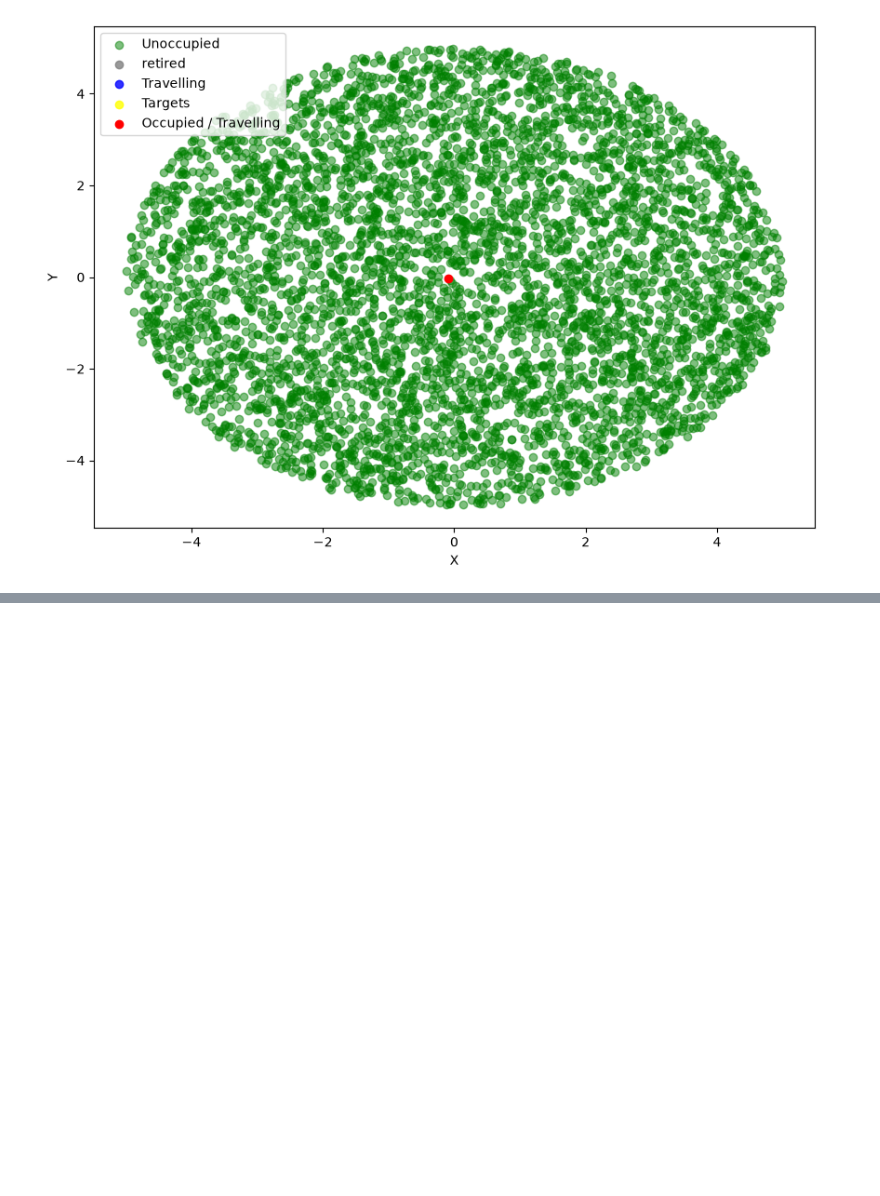
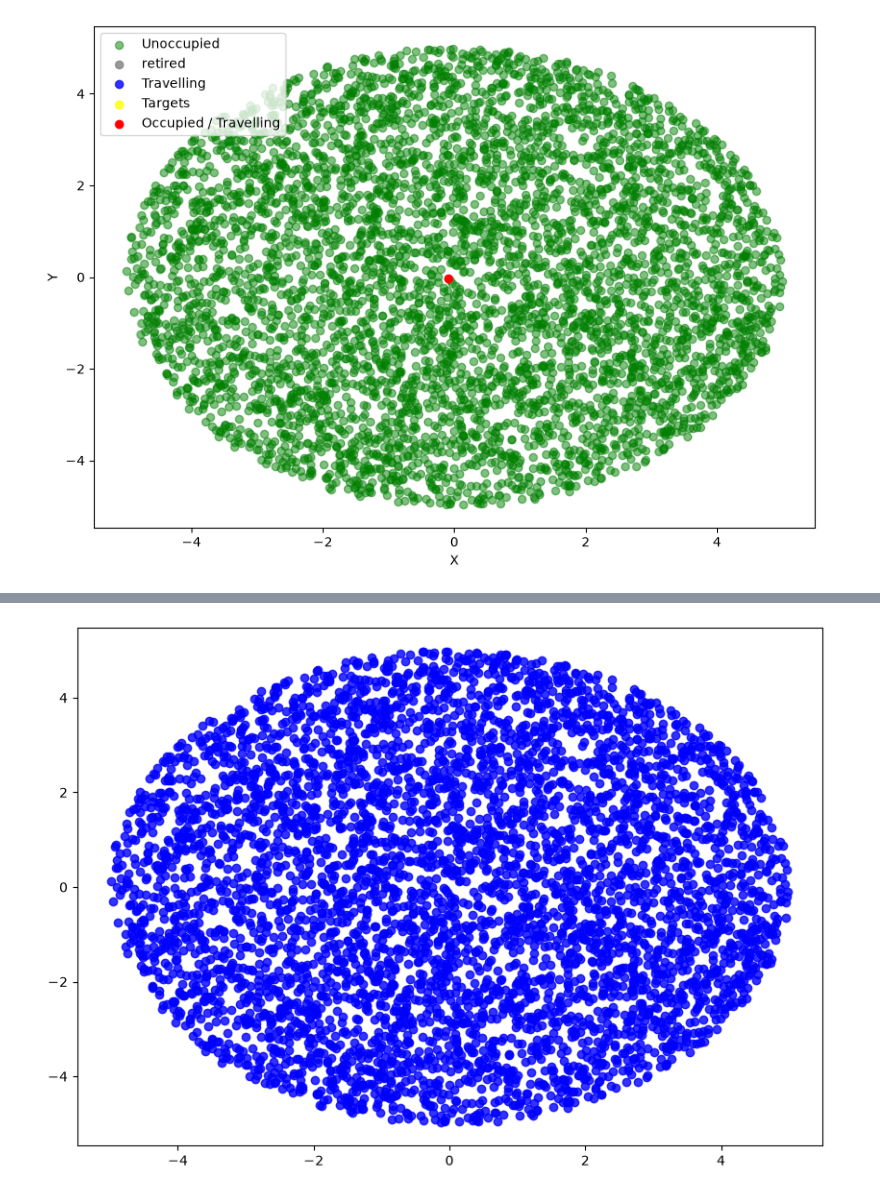
Before and after one commit to xyJohnxy/percolation-, a Jupyter notebook: status_checker.ipynb, the cells around one changed output, grey strips where cells are left out. Cells and saved outputs as stored; diff of their text form; code cells hidden in the pictures; blank space fills up the shorter version.

Commit message:
spvm figures

```diff
--- a/status_checker.ipynb
+++ b/status_checker.ipynb
@@ -585,0 +589,80 @@ plt.show()
+# %%
+import matplotlib.pyplot as plt
+import numpy as np
+
+# Define color strings
+occupied_color = "blue"
+unoccupied_color = "green"
+
+size = 5000
+# Load the file
+data = np.loadtxt("2D_figures.dat")
+x = data[:, 0]
+y = data[:, 1]
+status = data[:, 2]
+
+# Create boolean masks for status filtering
+unoccupied = status == 0
+occupied = status == 1
+travelling = status == 2
+target = status == 3
+retired = status == 4
+
+fig = plt.figure(figsize=(10, 7))
+ax = fig.add_subplot()
+
+# Remove background for transparency
+fig.patch.set_facecolor("none")
+ax.set_facecolor("none")
+
+# Plot points using masks for slicing x, y and color strings for 'c'
+ax.scatter(
+    x[unoccupied],
+    y[unoccupied],
+    c=unoccupied_color,
+    alpha=0.5,
+    marker="o",
+    label="Unoccupied",
+)
+
+
+ax.scatter(
+    x[target],
+    y[target],
+    c=unoccupied_color,
+    alpha=0.80,
+    marker="o",
+    label="Targets",
+)
+
+ax.scatter(
+    x[travelling],
+    y[travelling],
+    c=occupied_color,
+    alpha=0.80,
+    marker="o",
+    label="Travelling",
+)
+
+ax.scatter(
+    x[retired],
+    y[retired],
+    c=occupied_color,
+    alpha=0.80,
+    marker="o",
+    label="retired",
+)
+
+ax.scatter(
+    x[occupied],
+    y[occupied],
+    c=occupied_color,
+    alpha=1.0,
+    marker="o",
+    label="Occupied / Travelling",
+)
+
+plt.savefig("plot.png", transparent=True, bbox_inches="tight")
+plt.show()
+# %% [output]
+[figure, added]
```
Also changed, not shown: parts of 1 cell of this notebook, 7 other files.
